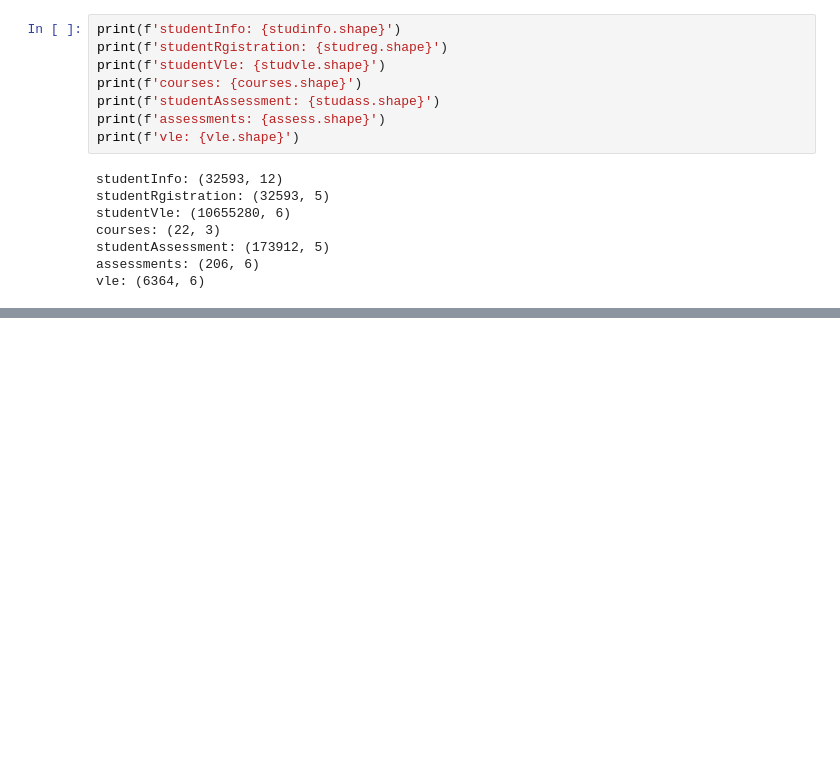
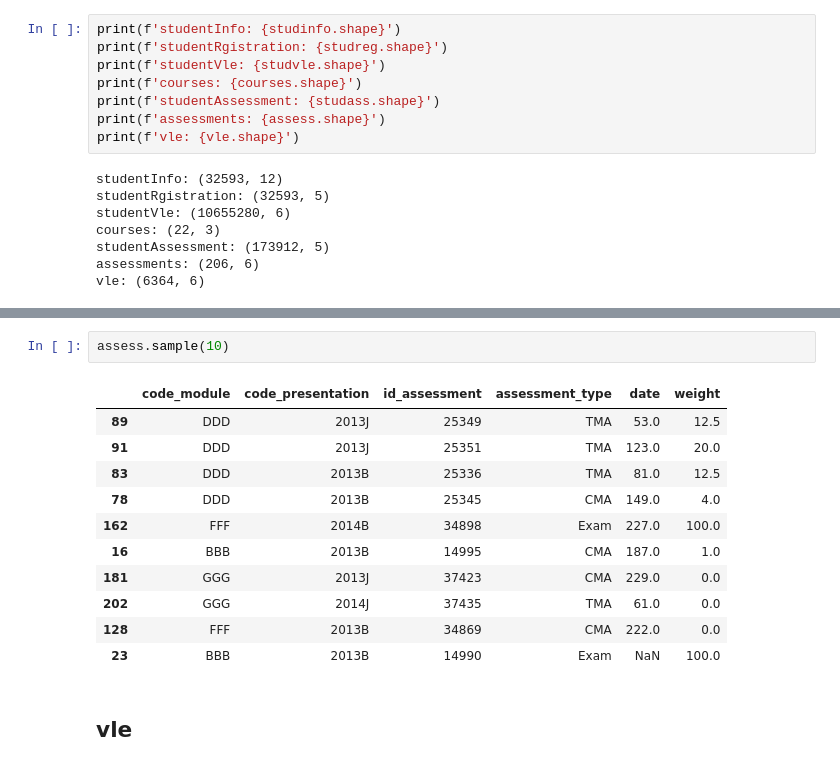
Before and after one commit to mkudim/analytics-learning-notes, a Jupyter notebook: 04_projects/project_03_edtech_oulad/EDA/eda_analysis.ipynb, the cells around one changed output, grey strips where cells are left out. Drawn from its saved outputs; the diff is of its cells as text; blank space fills up the shorter version.

```diff
--- a/04_projects/project_03_edtech_oulad/EDA/eda_analysis.ipynb
+++ b/04_projects/project_03_edtech_oulad/EDA/eda_analysis.ipynb
@@ -34,0 +426,16 @@ vle: (6364, 6)
+# %%
+assess.sample(10)
+# %% [output]
+|  | code_module | code_presentation | id_assessment | assessment_type | date | weight |
+| 89 | DDD | 2013J | 25349 | TMA | 53.0 | 12.5 |
+| 91 | DDD | 2013J | 25351 | TMA | 123.0 | 20.0 |
+| 83 | DDD | 2013B | 25336 | TMA | 81.0 | 12.5 |
+| 78 | DDD | 2013B | 25345 | CMA | 149.0 | 4.0 |
+| 162 | FFF | 2014B | 34898 | Exam | 227.0 | 100.0 |
+| 16 | BBB | 2013B | 14995 | CMA | 187.0 | 1.0 |
+| 181 | GGG | 2013J | 37423 | CMA | 229.0 | 0.0 |
+| 202 | GGG | 2014J | 37435 | TMA | 61.0 | 0.0 |
+| 128 | FFF | 2013B | 34869 | CMA | 222.0 | 0.0 |
+| 23 | BBB | 2013B | 14990 | Exam | NaN | 100.0 |
+# %% [markdown]
+## vle
```
Also changed, not shown: parts of 43 cells of this notebook.
